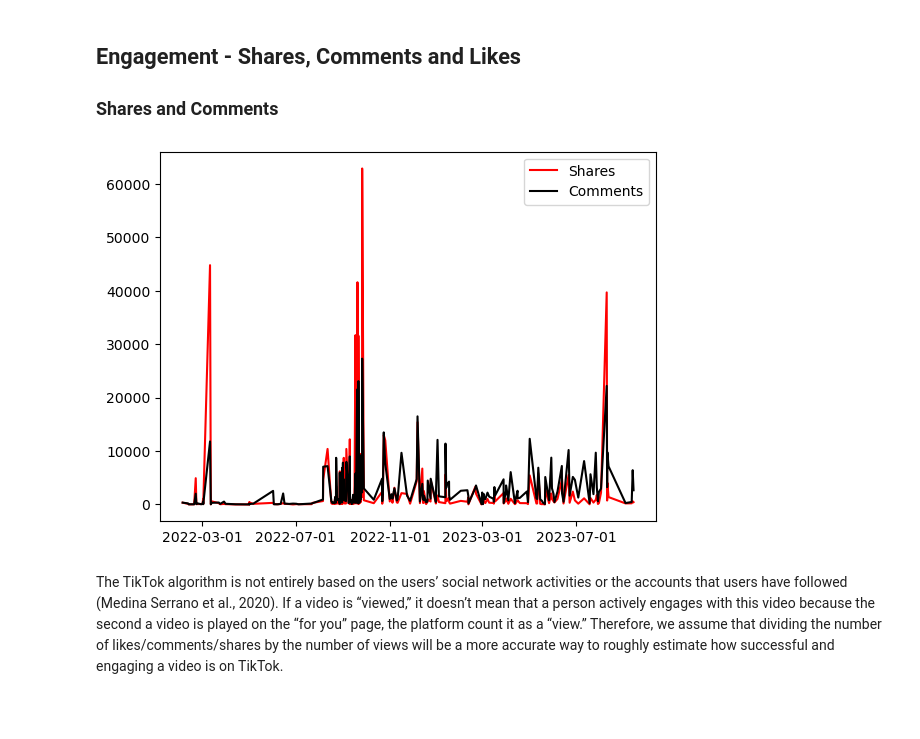
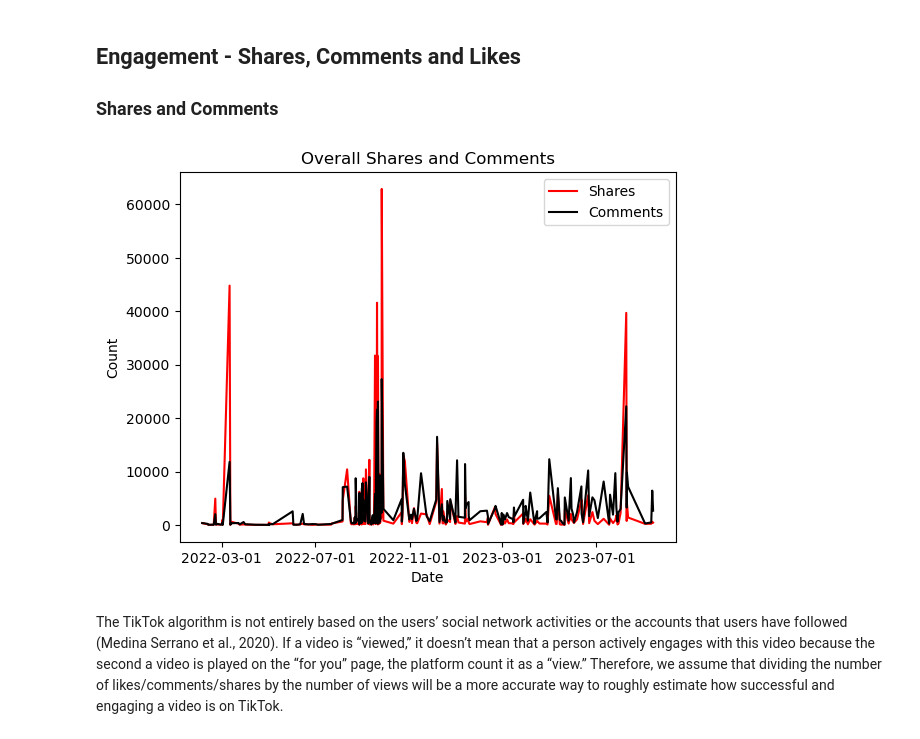
Before and after one commit to frasercrichton/investigation-influence-industry-italy, a Jupyter notebook: analysis/AnalyseEngagement.ipynb, the cells around one changed output. Saved outputs shown, nothing was run; the diff lists cells and outputs as text; code cells hidden in the pictures; blank space fills up the shorter version.

```diff
--- a/analysis/AnalyseEngagement.ipynb
+++ b/analysis/AnalyseEngagement.ipynb
@@ -134,14 +139,17 @@ df[['playCountFormatted', 'desc_en',  'createDate']].head(10).style.hide(axis='i
 ### Shares and Comments
 # %%
 ax = plt.subplot()
+plt.title("Overall Shares and Comments")
 ax.plot(create_time_x, videos_df['shareCount'], label = "Shares", color='red')
 ax.plot(create_time_x, videos_df['commentCount'], label = "Comments", color='black')
 plt.legend()
 ax.set_xticks(ax.get_xticks()[::2])
+plt.xlabel('Date')
+plt.ylabel('Count')
 plt.savefig('../data/processed/images/engagement.png')
 plt.show()
 # %% [output]
-[figure, old version]
+[figure, new version]
 # %% [markdown]
 The TikTok algorithm is not entirely based on the users’ social network activities or the accounts that users have followed (Medina Serrano et al., 2020). If a video is “viewed,” it doesn’t mean that a person actively engages with this video because the second a video is played on the “for you” page, the platform count it as a “view.” Therefore, we assume that dividing the number of likes/comments/shares by the number of views will be a more accurate way to roughly estimate how successful and engaging a video is on TikTok.
 # %% [markdown]
```
Also changed, not shown: parts of 9 cells of this notebook, 10 other files.
